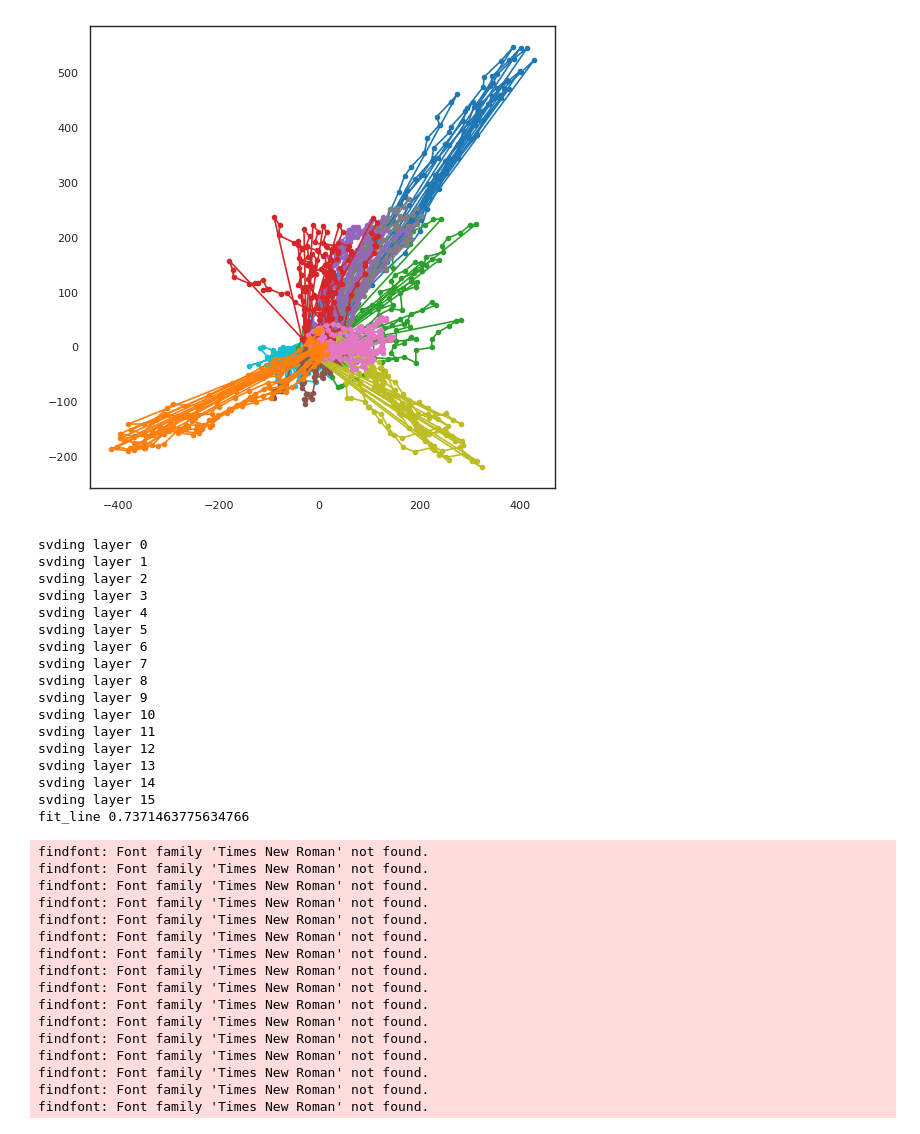
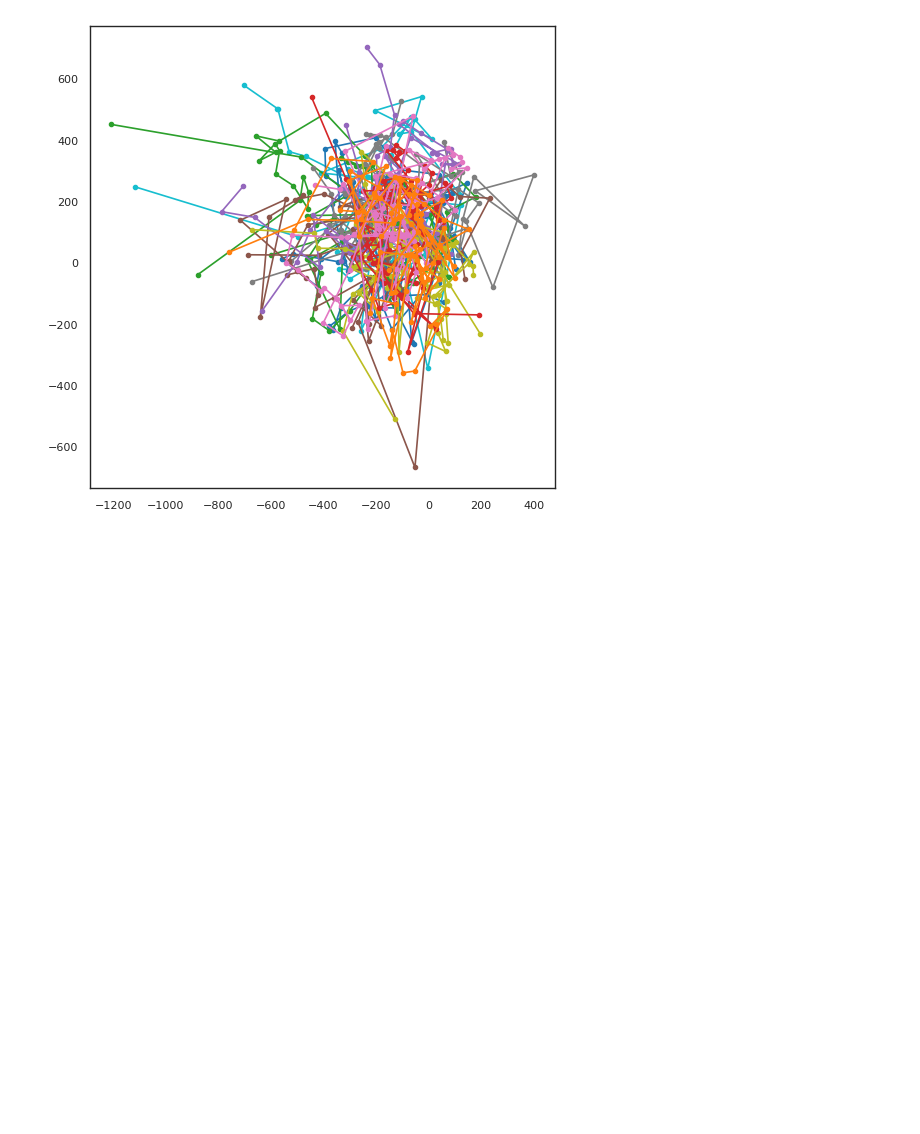
Before and after one commit to niniack/koopmann, a Jupyter notebook: analysis/00_original_model.ipynb, the cells around one changed output. Drawn from its saved outputs; the diff is of its cells as text; code cells hidden in the pictures; blank space fills up the shorter version.

```diff
--- a/analysis/00_original_model.ipynb
+++ b/analysis/00_original_model.ipynb
@@ -28,7 +25,8 @@ The autoreload extension is already loaded. To reload it, use:
 # %%
 file_dir = "/scratch/nsa325/koopmann_model_saves/"
-model_name = "mnist_model_residual"
+model_name = "cifar10_resnet"
 # %%
-model, model_metadata = load_mlp(file_dir, model_name)
+model, model_metadata = load_model(file_dir, model_name)
+model.hook_model()
 print(model_metadata)
 # %% [output]
@@ -43,4 +41,4 @@ dataset_config = DatasetConfig(
 )
 DatasetClass = get_dataset_class(name=dataset_config.dataset_name)
 dataset = DatasetClass(config=dataset_config)
-dataloader = create_data_loader(dataset, batch_size=1024)
+dataloader = create_data_loader(dataset, batch_size=256)
@@ -59,49 +59,16 @@ if dataset.in_features == 2:
     )
 # %%
 model.eval()
-if "residual" in model_name:
-    # sab(model)
-    trajectories(model, dataloader, 10, 10)
+if "resnet" in model_name or "residual" in model_name:
+    sab(model)
+    trajectories(model, dataloader, 10, 5)
     images, labels = next(iter(dataloader))
     x = images[0]
-    _ = model(x)
+    _ = model(x.unsqueeze(0))
     acts, patts = model.get_fwd_acts_patts()
     acts = list(acts.values())
     patts = list(patts.values())
-    JUSV = plotsvals(acts, patts, title="Test")
-    alignment(acts, patts, title="Test", JUSV=JUSV)
+    # JUSV = plotsvals(acts, patts, title="Test")
+    # alignment(acts, patts, title="Test", JUSV=JUSV)
 # %% [output]
-[figure, old version]
+[figure, new version]
-svding layer 0
-svding layer 1
-svding layer 2
-svding layer 3
-svding layer 4
-svding layer 5
-svding layer 6
-svding layer 7
-svding layer 8
-svding layer 9
-svding layer 10
-svding layer 11
-svding layer 12
-svding layer 13
-svding layer 14
-svding layer 15
-fit_line 0.7371463775634766
-findfont: Font family 'Times New Roman' not found.
-findfont: Font family 'Times New Roman' not found.
-findfont: Font family 'Times New Roman' not found.
-findfont: Font family 'Times New Roman' not found.
-findfont: Font family 'Times New Roman' not found.
-findfont: Font family 'Times New Roman' not found.
-findfont: Font family 'Times New Roman' not found.
-findfont: Font family 'Times New Roman' not found.
-findfont: Font family 'Times New Roman' not found.
-findfont: Font family 'Times New Roman' not found.
-findfont: Font family 'Times New Roman' not found.
-findfont: Font family 'Times New Roman' not found.
-findfont: Font family 'Times New Roman' not found.
-findfont: Font family 'Times New Roman' not found.
-findfont: Font family 'Times New Roman' not found.
-findfont: Font family 'Times New Roman' not found.
```
Also changed, not shown: parts of 5 cells of this notebook, 32 other files.
